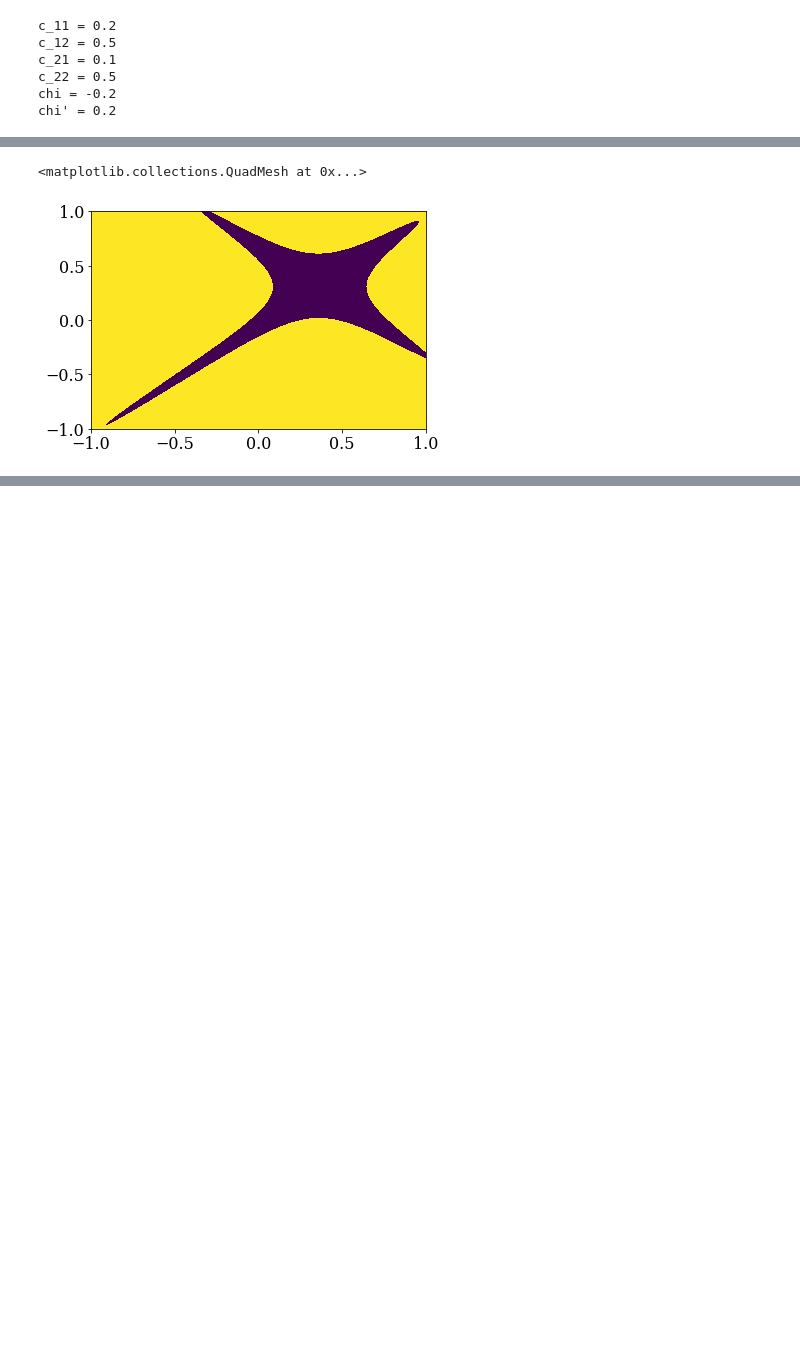
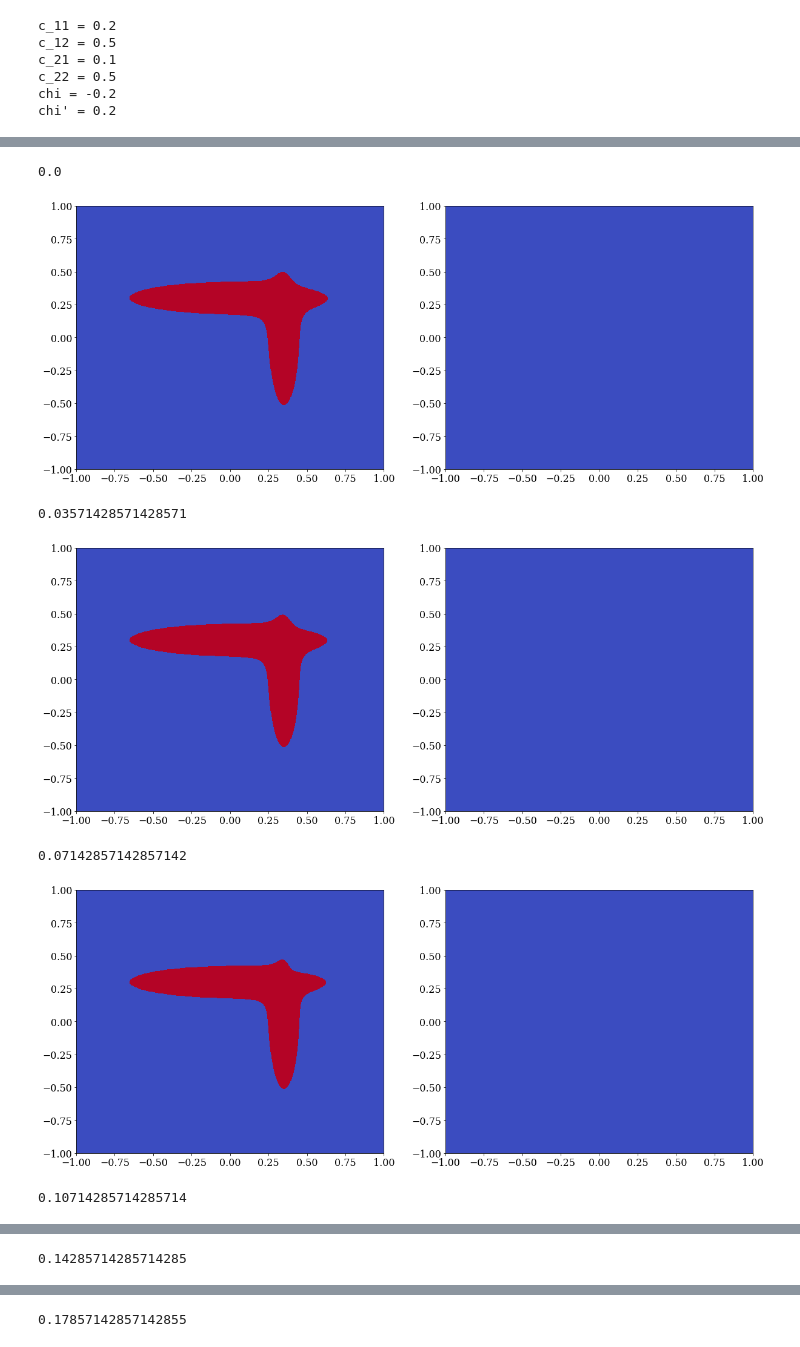
Before and after one commit to martkjoh/slange, a Jupyter notebook: pretty-plots/NRCH.ipynb, the cells around one changed output, grey strips where cells are left out. Saved outputs shown, nothing was run; the diff lists cells and outputs as text; code cells hidden in the pictures; blank space fills up the shorter version.

```diff
--- a/pretty-plots/NRCH.ipynb
+++ b/pretty-plots/NRCH.ipynb
@@ -59,18 +59,16 @@ c_22 = 0.5
 chi = -0.2
 chi' = 0.2
 # %%
+a = .3
+fig, ax = plt.subplots(1, 2, figsize=(20, 10))
+D = lambda p: D0(p, a, x, c)
+l = np.array([[eigvals(D(p[:, i, j])) for i in range(n)] for j in range(n)])
 
-for a in aa:
-    fig, ax = plt.subplots(1, 2, figsize=(20, 10))
-    D = lambda p: D0(p, a, x, c)
-    l = np.array([[eigvals(D(p[:, i, j])) for i in range(n)] for j in range(n)])
+print("a = {}".format(a))
+Cr = np.logical_or(l[:, :, 0].real>0, l[:, :, 1].real>0)
+Ci = l[:, :, 0].imag
+ax[0].pcolormesh(p[0], p[1], Cr)
+ax[1].pcolormesh(p[0], p[1], Ci)
 
-    print("a = {}".format(a))
-    Cr = np.logical_or(l[:, :, 0].real>0, l[:, :, 1].real>0)
-    Ci = l[:, :, 0].imag
-    # Cr = np.logical_and(Cr, np.logical_not(Ci))
-    ax[0].pcolormesh(p[0], p[1], Cr)
-    ax[1].pcolormesh(p[0], p[1], Ci)
-
-    plt.show()
+plt.show()
 # %% [output]
@@ -90,15 +77,31 @@ a = 0.3571428571428571
+# %%
+l1 = lambda phi, a : 1/2 * ( (D11(phi, a, x, c) + D22(phi, a, x, c)) + np.sqrt((D11(phi, a, x, c) - D22(phi, a, x, c))**2 + 4*D12(phi, a, x, c)*D21 (phi, a, x, c) ) )
+l2 = lambda phi, a : 1/2 * ( (D11(phi, a, x, c) + D22(phi, a, x, c)) - np.sqrt((D11(phi, a, x, c) - D22(phi, a, x, c))**2 + 4*D12(phi, a, x, c)*D21 (phi, a, x, c) ) )
 # %%
-n = 2000
+n = 1000
 k = 1.
 phi1 = np.linspace(-k, k, n)
 phi2 = np.linspace(-k, k, n)
 p = np.array(np.meshgrid(phi1, phi2))
 
-a = .5
-Ci = lambda phi : ((D11(phi, a, x, c) - D22(phi, a, x, c))**2 + 4*D12(phi, a, x, c)*D21 (phi, a, x, c) )>0
+aa = np.linspace(0, .5, 15)
+
+for a in aa:
+    print(a)
+    fig, ax = plt.subplots(1, 2, figsize=(20, 8))
+    Cr1 = (l1(p, a).real>0)
+    Cr2 = (l2(p, a).real>0)
 
 
-plt.pcolormesh(p[0], p[1], Ci(p))
+
+    ax[0].pcolormesh(p[0], p[1], Cr1, cmap="coolwarm")
+    ax[1].pcolormesh(p[0], p[1], Cr2, cmap="coolwarm")
+    plt.show()
 # %% [output]
-<matplotlib.collections.QuadMesh at 0x...>
+0.0
-[figure, old version]
+[figure, new version]
+0.03571428571428571
+[figure, added]
+0.07142857142857142
+[figure, added]
+0.10714285714285714
@@ -104,0 +109 @@ plt.pcolormesh(p[0], p[1], Ci(p))
+0.14285714285714285
@@ -104,0 +111 @@ plt.pcolormesh(p[0], p[1], Ci(p))
+0.17857142857142855
```
Also changed, not shown: parts of 8 cells of this notebook.
